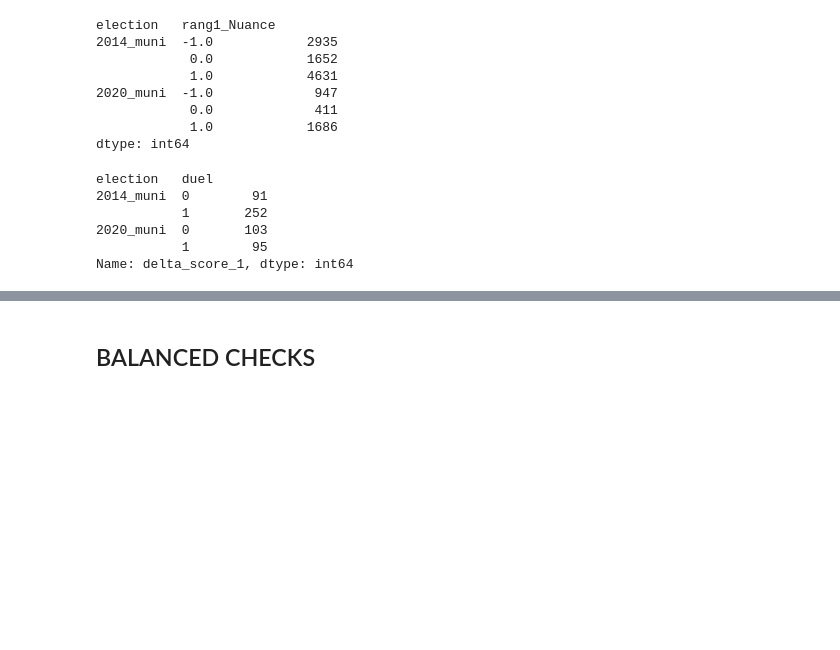
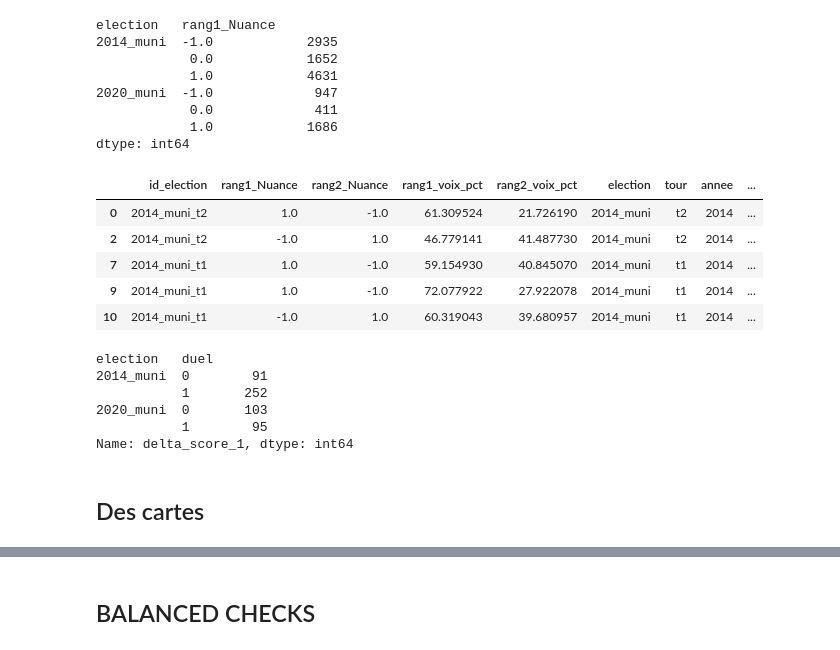
Before and after one commit to xdalp/projet3A, a Jupyter notebook: RDD.ipynb, the cells around one changed output, grey strips where cells are left out. Cells and saved outputs as stored; diff of their text form; code cells hidden in the pictures; blank space fills up the shorter version.

```diff
--- a/RDD.ipynb
+++ b/RDD.ipynb
@@ -105,6 +107,15 @@ df_vote = df_vote[
 #df_vote = df_vote[(df_vote['voix_pct'] > 50) & (df_vote['voix_pct'] < 100)].copy() #hors triangulaires, 2 candidats
 df_vote['delta_score_1'] = df_vote['rang1_Nuance'] * (df_vote['rang1_voix_pct'] - df_vote['rang2_voix_pct'])
 df_vote["duel"] = ((df_vote["rang1_voix_pct"] + df_vote["rang2_voix_pct"]) == 100).astype(int)
+# %%
+df_vote.head()
+# %% [output]
+|  | id_election | rang1_Nuance | rang2_Nuance | rang1_voix_pct | rang2_voix_pct | election | tour | annee | ... |
+| 0 | 2014_muni_t2 | 1.0 | -1.0 | 61.309524 | 21.726190 | 2014_muni | t2 | 2014 | ... |
+| 2 | 2014_muni_t2 | -1.0 | 1.0 | 46.779141 | 41.487730 | 2014_muni | t2 | 2014 | ... |
+| 7 | 2014_muni_t1 | 1.0 | -1.0 | 59.154930 | 40.845070 | 2014_muni | t1 | 2014 | ... |
+| 9 | 2014_muni_t1 | 1.0 | -1.0 | 72.077922 | 27.922078 | 2014_muni | t1 | 2014 | ... |
+| 10 | 2014_muni_t1 | -1.0 | 1.0 | 60.319043 | 39.680957 | 2014_muni | t1 | 2014 | ... |
 # %%
 #on réduit aux communes dans la fenêtre du RDD
 seuil=8 #seul-2 au niveau d'un duel, dans le cas d'une triangulaire on fait l'hp d'un transfert parfait
@@ -187,3 +198,5 @@ df_merged[cols_to_fill] = df_merged[cols_to_fill].fillna(0)
 # Supprimer la colonne redondante
 df_merged = df_merged.drop(columns=['COMM', 'mandat_elec']).copy()
 gdf_RDD=df_merged.copy()
+# %% [markdown]
+## Des cartes
```
Also changed, not shown: parts of 5 cells of this notebook.
